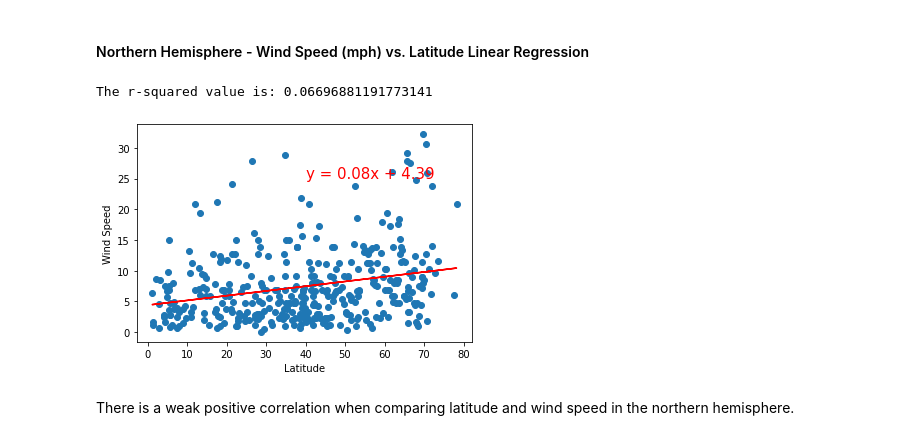
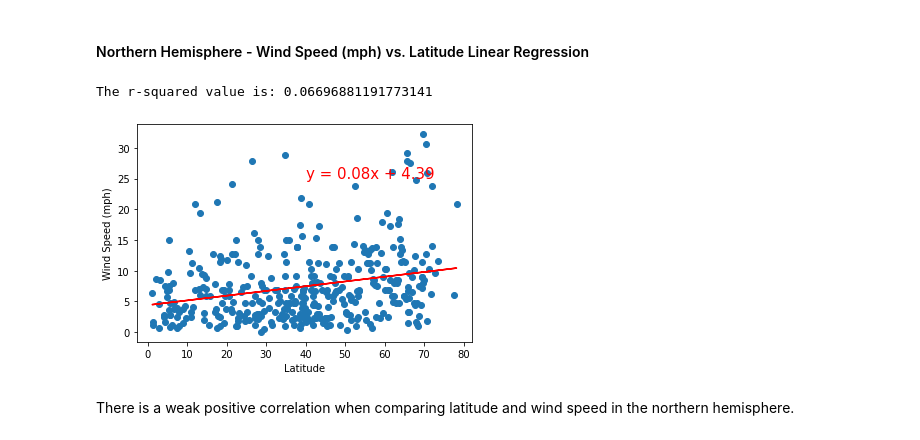
Before and after one commit to sumitz1207/Python-API-challenge-06, a Jupyter notebook: WeatherPy/WeatherPy.ipynb, the cells around one changed output. Drawn from its saved outputs; the diff is of its cells as text; code cells hidden in the pictures.

```diff
--- a/WeatherPy/WeatherPy.ipynb
+++ b/WeatherPy/WeatherPy.ipynb
@@ -382,19 +382,19 @@ There is a weak positive correlation when comparing latitude and cloudiness in t
 # %%
 #Linear regression for Northern hemi: Wind Speed vs latitude
 (sl, intc, rv, pv, strd) = linregress(main_data.loc[(main_data["Lat"] >= 0)]["Lat"], main_data.loc[(main_data["Lat"] >= 0)]["Wind Speed"])
 plt.scatter(main_data.loc[(main_data["Lat"] >= 0)]["Lat"],main_data.loc[(main_data["Lat"] >= 0)]["Wind Speed"])
 plt.plot(main_data.loc[(main_data["Lat"] >= 0)]["Lat"],main_data.loc[(main_data["Lat"] >= 0)]["Lat"] * sl + intc,"r-")
 plt.annotate("y = " + str(round(sl,2)) + "x + " + str(round(intc,2)),(40,25),fontsize=15,color="red")
 plt.xlabel('Latitude')
-plt.ylabel('Wind Speed')
+plt.ylabel('Wind Speed (mph)')
 rsquared = rv**2
 print(f"The r-squared value is: {rsquared}")
 #Send png image to output_data
 plt.savefig("output_data/Northern_Wind_Speed_Vs_Latitude_Lingress.png")
 plt.show()
 # %% [output]
 The r-squared value is: 0.06696881191773141
-[figure, old version]
+[figure, new version]
 # %% [markdown]
 There is a weak positive correlation when comparing latitude and wind speed in the northern hemisphere.
 # %% [markdown]
```
Also changed, not shown: parts of 5 cells of this notebook, 2 other files.
